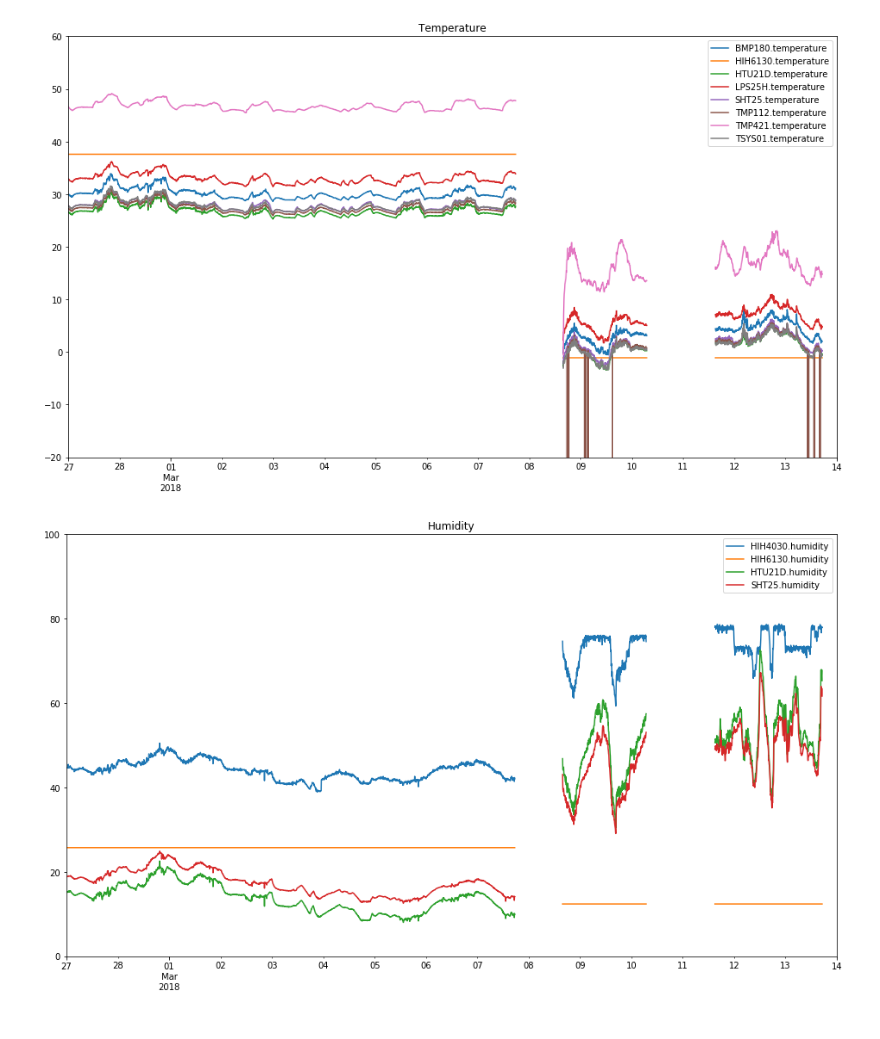
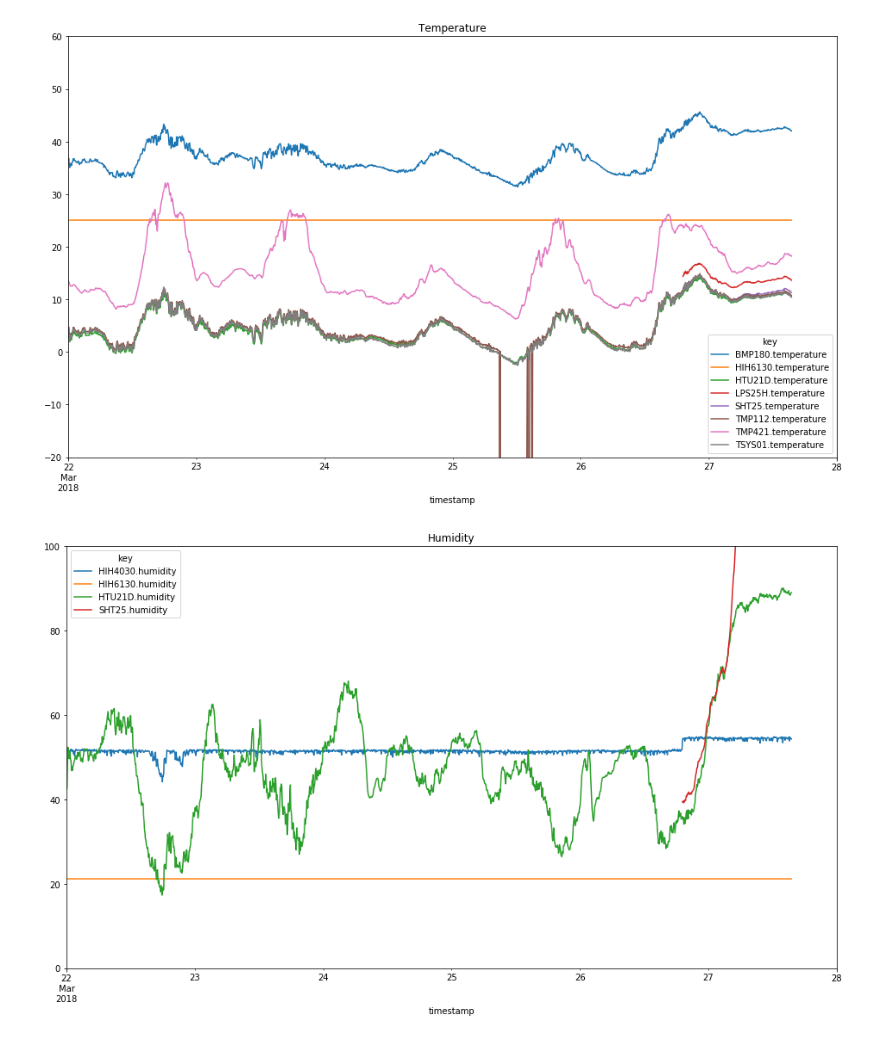
Before and after one commit to seanshahkarami/waggle-notebooks, a Jupyter notebook: Combined Plotting.ipynb, the cells around one changed output. Drawn from its saved outputs; the diff is of its cells as text; code cells hidden in the pictures.

```diff
--- a/Combined Plotting.ipynb
+++ b/Combined Plotting.ipynb
@@ -4,14 +4,15 @@ import pandas as pd
 import datetime
 import dataset
 # %%
-node_id = '001e06113ace'
+node_id = '001e06113cff'
 
-end = datetime.date.today() + datetime.timedelta(days=1)
-start = end - datetime.timedelta(days=15)
-dates = [start + datetime.timedelta(days=i) for i in range((end - start).days + 1)]
+end = datetime.date.today() + datetime.timedelta(days=2)
+start = end - datetime.timedelta(days=7)
+dates = [start + datetime.timedelta(days=i) for i in range((end - start).days)]
 
 urlfmt = 'http://www.mcs.anl.gov/research/projects/waggle/downloads/datasets/2/{node_id}/{date}.csv.gz'
-df = dataset.load_datasets([urlfmt.format(node_id=node_id, date=date) for date in dates])
+urls = [urlfmt.format(node_id=node_id, date=date) for date in dates]
+df = dataset.read_datasets(urls)
 # %%
 plots = {
     'Temperature': {
@@ -26,38 +27,38 @@ plots = {
         'filter': lambda c: 'pressure' in c,
     },
     'Intensity': {
-        'filter': lambda c: 'intensity' in c and 'MLX' not in c and 'SPV' not in c and 'ML85' not in c,
+        'filter': lambda c: 'intensity' in c,
     },
     'Acceleration': {
         'filter': lambda c: 'MMA8452Q' in c,
     },
     'Magnetic Field': {
         'filter': lambda c: 'HMC5883L' in c,
     },
     'ADC Temperature': {
         'filter': lambda c: 'adc_temperature' in c,
     },
     'Chemsense': {
         'filter': lambda c: 'Chemsense' in c and 'mac_address' not in c and 'at' not in c,
     },
     'PM': {
-        'filter': lambda c: 'pm.' in c,
+        'filter': lambda c: '.pm' in c,
     },
 }
 
 def show_plots(df):
     figsize = (16, 9)
     xlim = (min(dates), max(dates))
 
     for title, options in plots.items():
         columns = list(filter(options['filter'], df.columns))
 
         if len(columns) == 0:
             continue
 
         df[columns].plot(figsize=figsize, title=title, xlim=xlim, ylim=options.get('limits', None))
 
 show_plots(df.resample('5Min').mean())
 # %% [output]
-[figure, old version]
+[figure, new version]
-[figure, old version]
+[figure, new version]
```
Also changed, not shown: parts of 2 cells of this notebook, 1 other file.
